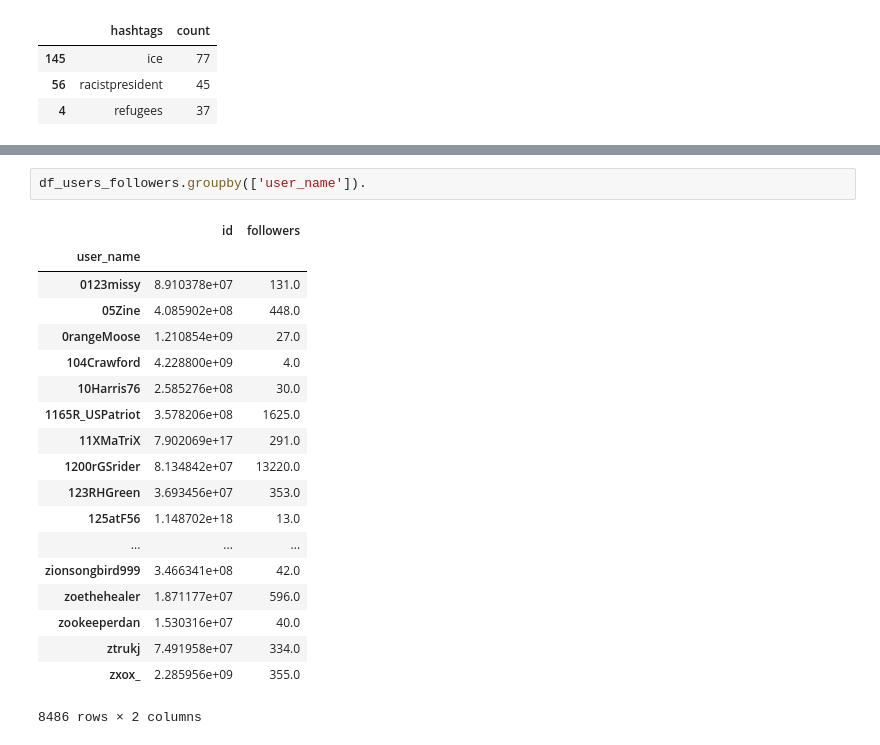
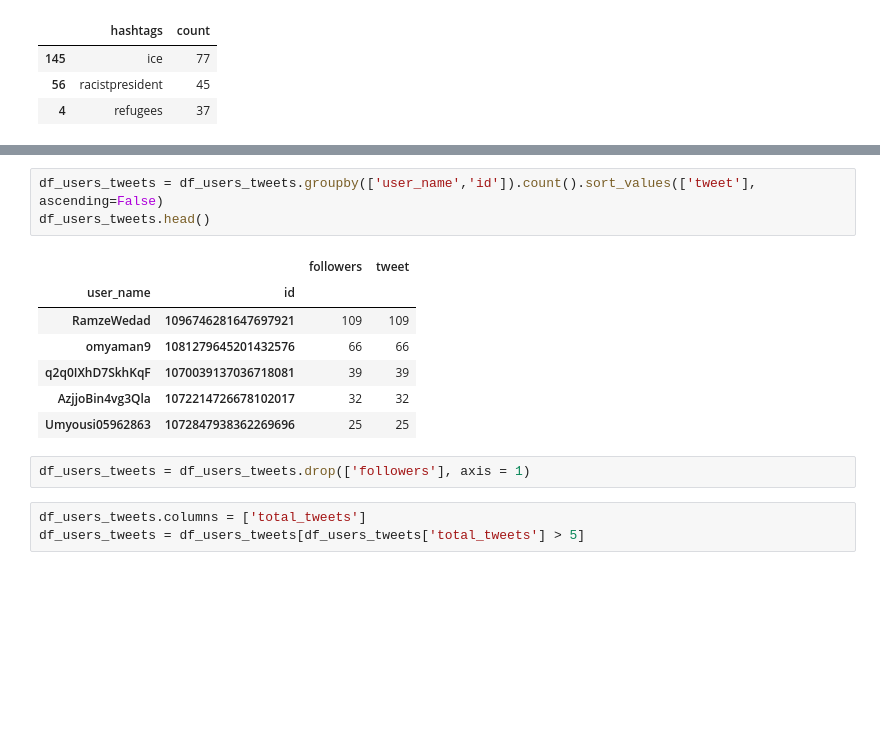
Before and after one commit to albertoabreu91/Project-Week-3-Data-Thieves, a Jupyter notebook: your-project/Alberto_exp/new_API_request.ipynb, the cells around one changed output, grey strips where cells are left out. Cells and saved outputs as stored; diff of their text form; blank space fills up the shorter version.

```diff
--- a/your-project/Alberto_exp/new_API_request.ipynb
+++ b/your-project/Alberto_exp/new_API_request.ipynb
@@ -200,25 +200,19 @@ df_users_followers.head()
 | 2 | balkees51046223 | 1081605573383282691 | 202 | RT @5gBxizlCqzFrc3K: @Refugees @R... |
 | 3 | DoeAnon66 | 3164507364 | 209 | RT @charliekirk11: Did you know:\... |
 | 4 | MyPrezTweets | 758839025645989889 | 2618 | RT @charliekirk11: Did you know:\... |
-# %%
-df_users_followers.groupby(['user_name']).
-# %% [output]
-|  | id | followers |
-| user_name |  |  |
-| 0123missy | 8.910378e+07 | 131.0 |
-| 05Zine | 4.085902e+08 | 448.0 |
-| 0rangeMoose | 1.210854e+09 | 27.0 |
-| 104Crawford | 4.228800e+09 | 4.0 |
-| 10Harris76 | 2.585276e+08 | 30.0 |
-| 1165R_USPatriot | 3.578206e+08 | 1625.0 |
-| 11XMaTriX | 7.902069e+17 | 291.0 |
-| 1200rGSrider | 8.134842e+07 | 13220.0 |
-| 123RHGreen | 3.693456e+07 | 353.0 |
-| 125atF56 | 1.148702e+18 | 13.0 |
-| ... | ... | ... |
-| zionsongbird999 | 3.466341e+08 | 42.0 |
-| zoethehealer | 1.871177e+07 | 596.0 |
-| zookeeperdan | 1.530316e+07 | 40.0 |
-| ztrukj | 7.491958e+07 | 334.0 |
-| zxox_ | 2.285956e+09 | 355.0 |
-8486 rows × 2 columns
+# %%
+df_users_tweets = df_users_tweets.groupby(['user_name','id']).count().sort_values(['tweet'], ascending=False)
+df_users_tweets.head()
+# %% [output]
+|  |  | followers | tweet |
+| user_name | id |  |  |
+| RamzeWedad | 1096746281647697921 | 109 | 109 |
+| omyaman9 | 1081279645201432576 | 66 | 66 |
+| q2q0IXhD7SkhKqF | 1070039137036718081 | 39 | 39 |
+| AzjjoBin4vg3Qla | 1072214726678102017 | 32 | 32 |
+| Umyousi05962863 | 1072847938362269696 | 25 | 25 |
+# %%
+df_users_tweets = df_users_tweets.drop(['followers'], axis = 1)
+# %%
+df_users_tweets.columns = ['total_tweets']
+df_users_tweets = df_users_tweets[df_users_tweets['total_tweets'] > 5]
```
Also changed, not shown: parts of 10 cells of this notebook.
